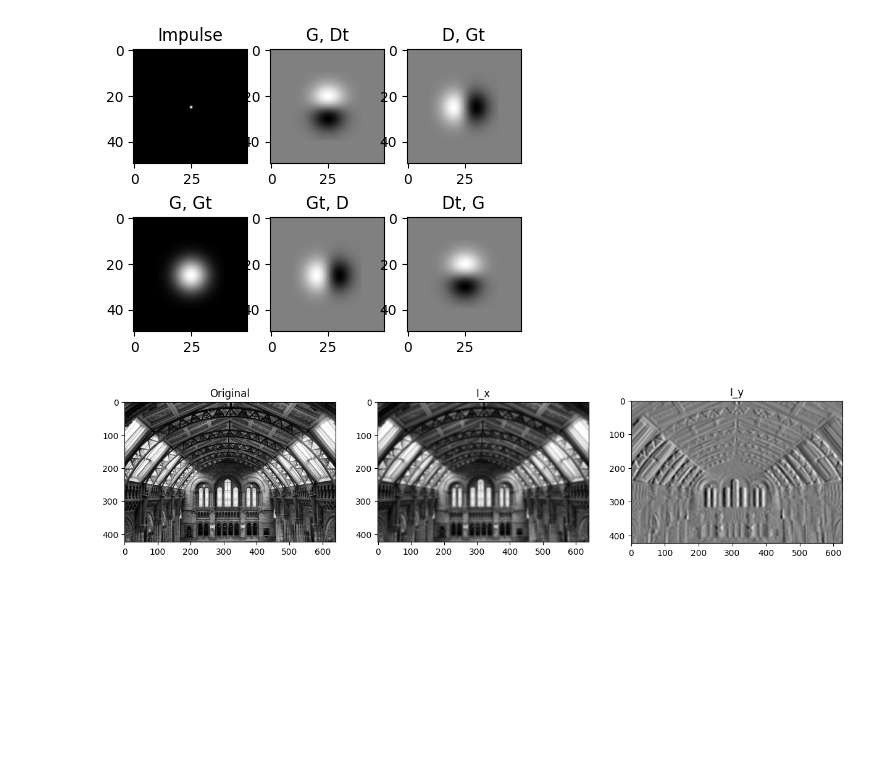
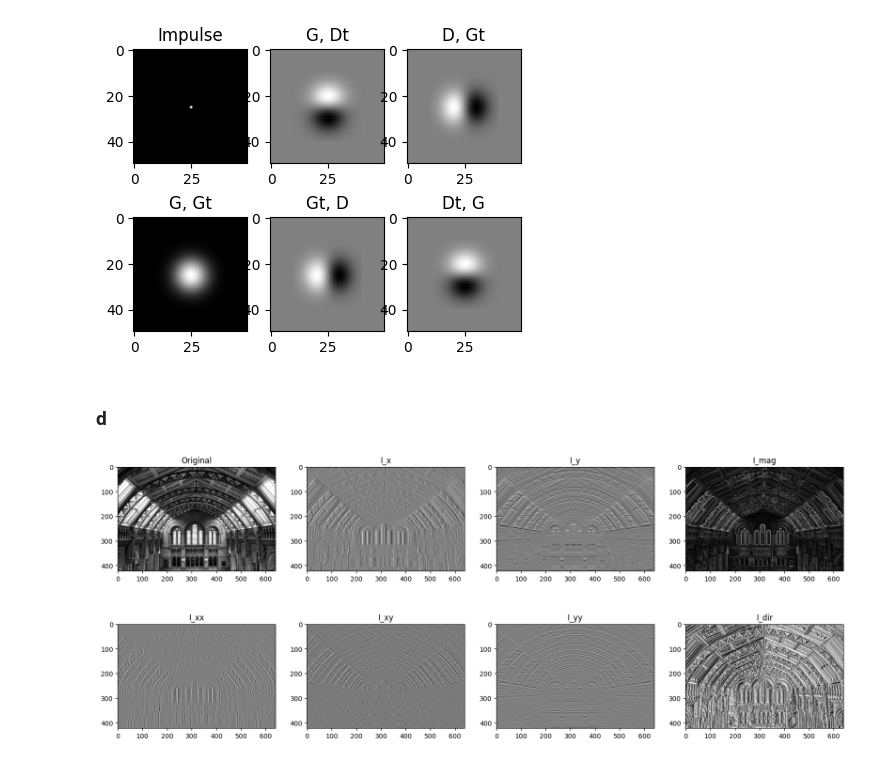
Before and after one commit to theBOSS121/uzassignment3, a Jupyter notebook: exercise1.ipynb, the cells around one changed output. Saved outputs shown, nothing was run; the diff lists cells and outputs as text; code cells hidden in the pictures; blank space fills up the shorter version.

```diff
--- a/exercise1.ipynb
+++ b/exercise1.ipynb
@@ -128,53 +128,70 @@ plt.title("Dt, G")
 plt.show()
 # %% [output]
 [figure]
+# %% [markdown]
+### d
 # %%
 def partialDerivative(img, sigma):
     gaussKenrnel = gauss(sigma)
     dxGaussKernel = gaussdx(sigma)
     img = img.T
     for i, row in enumerate(img):
         img[i] = simple_convolution(row, gaussKenrnel)
     img = img.T
     for i, row in enumerate(img):
         img[i] = simple_convolution(row, dxGaussKernel)
     return img
 
+def getDerivatives(img, sigma):
+    Ix = partialDerivative(np.copy(img), sigma)
+    Iy = partialDerivative(np.copy(img.T), sigma).T
+    Ixx = partialDerivative(np.copy(Ix), sigma)
+    Iyy = partialDerivative(np.copy(Iy.T), sigma).T
+    Ixy = partialDerivative(np.copy(Ix.T), sigma).T
+    return Ix,Iy,Ixx,Iyy,Ixy
+
+def gradient_magnitude(img):
+    Ix, Iy, Ixx, Iyy, Ixy = getDerivatives(img, 1)
+    magnitude = np.sqrt(Ix ** 2 + Iy ** 2)
+    angle = np.arctan2(Iy,Ix)
+    return magnitude, angle
+
 temp = cv2.imread('images/museum.jpg') # 0-255
 temp = cv2.cvtColor(temp, cv2.COLOR_BGR2GRAY)
-g = gauss(2)
-d = gaussdx(2)
+temp = temp.astype(np.float64)
+g = gauss(1)
+d = gaussdx(1)
 
-tempG = filter(np.copy(temp), g, g)
-h,w = tempG.shape
-Ix = np.zeros((h,w-len(d)))
-for i,a in enumerate(d):
-    Ix += a * tempG[:,i:w-len(d) + i]
+Ix,Iy,Ixx,Iyy,Ixy = getDerivatives(temp, 1)
+# magnitude, angle = gradient_magnitude(temp)
+magnitude = np.sqrt(Ix ** 2 + Iy ** 2)
+angle = np.arctan2(Ix,Iy)
 
-
-# Ix = filter(np.copy(temp), d, g) #partialDerivative(np.copy(temp), 1)
-# Ix = Ix - np.min(Ix)
-
-f = plt.figure(figsize=(15, 10))
-f.add_subplot(2, 3, 1)
+f = plt.figure(figsize=(20, 8))
+f.add_subplot(2, 4, 1)
 plt.imshow(temp, cmap="gray")
 plt.title("Original")
-f.add_subplot(2, 3, 2)
-plt.imshow(tempG, cmap="gray")
+f.add_subplot(2, 4, 2)
+plt.imshow(Ix, cmap="gray")
 plt.title("I_x")
-f.add_subplot(2, 3, 3)
-plt.imshow(Ix, cmap="gray")
+f.add_subplot(2, 4, 3)
+plt.imshow(Iy, cmap="gray")
 plt.title("I_y")
-
-# f.add_subplot(2, 3, 4)
-# plt.imshow(ggt, cmap="gray")
-# plt.title("G, Gt")
-# f.add_subplot(2, 3, 5)
-# plt.imshow(gtd, cmap="gray")
-# plt.title("Gt, D")
-# f.add_subplot(2, 3, 6)
-# plt.imshow(dtg, cmap="gray")
-# plt.title("Dt, G")
+f.add_subplot(2, 4, 4)
+plt.imshow(magnitude, cmap="gray")
+plt.title("I_mag")
+f.add_subplot(2, 4, 5)
+plt.imshow(Ixx, cmap="gray")
+plt.title("I_xx")
+f.add_subplot(2, 4, 6)
+plt.imshow(Ixy, cmap="gray")
+plt.title("I_xy")
+f.add_subplot(2, 4, 7)
+plt.imshow(Iyy, cmap="gray")
+plt.title("I_yy")
+f.add_subplot(2, 4, 8)
+plt.imshow(angle, cmap="gray")
+plt.title("I_dir")
 plt.show()
 # %% [output]
-[figure, old version]
+[figure, new version]
```
Also changed, not shown: 1 other file.
